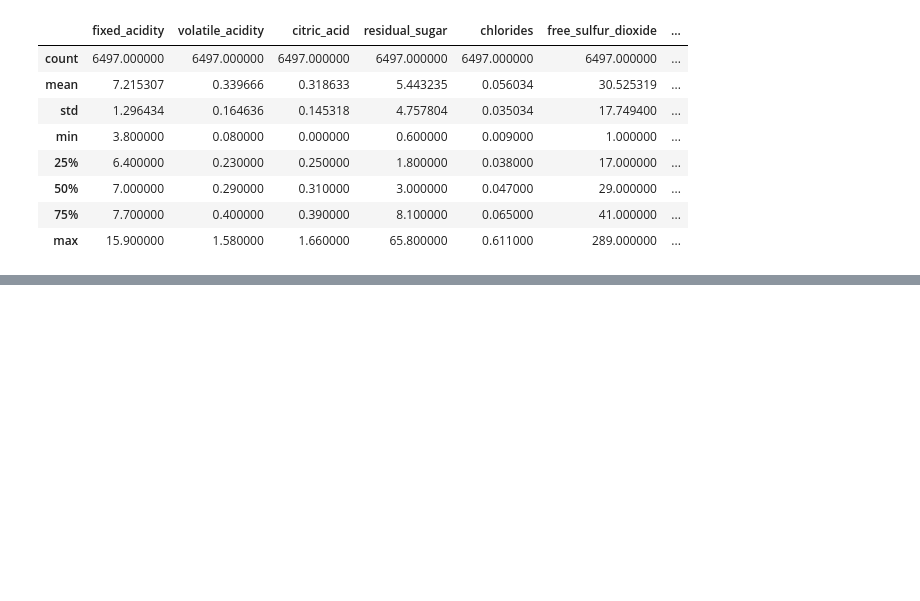
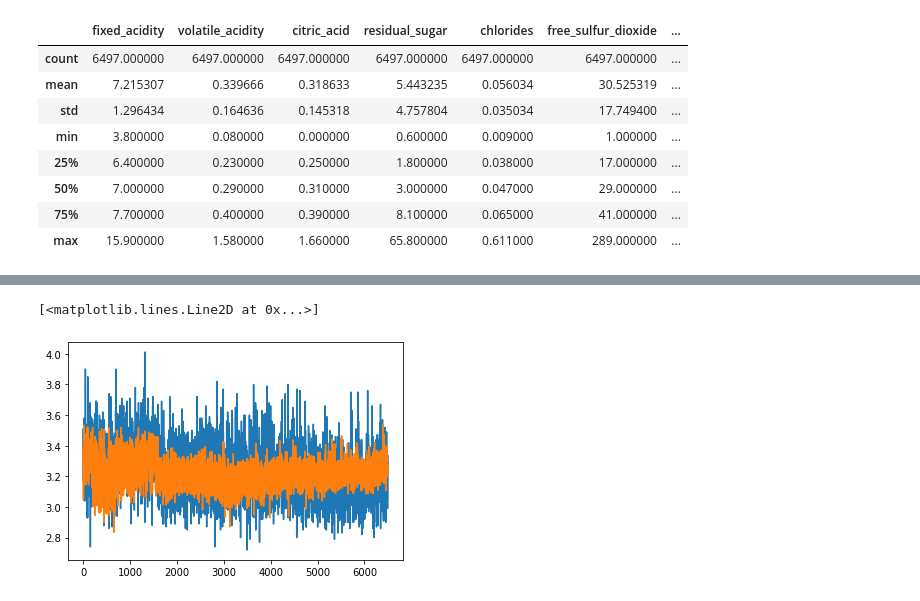
Before and after one commit to AlasWorld/EDA, a Jupyter notebook: Untitled40.ipynb, the cells around one changed output, grey strips where cells are left out. Drawn from its saved outputs; the diff is of its cells as text; code cells hidden in the pictures; blank space fills up the shorter version.

```diff
--- a/Untitled40.ipynb
+++ b/Untitled40.ipynb
@@ -237,0 +293,13 @@ df.describe()
+# %%
+y1=df.iloc[:,8].values
+x1=df.iloc[:,0:2].values
+x1
+mod.fit(x,y1)
+pH_pred=mod.predict(x)
+plt.plot(df.pH)
+plt.plot(pH_pred)
+# this plot signifying that pH couldn't be predicted with much accuracy so we have to deal with only those facts derived from the earlier graphs
+# considering the acidity of the wine.
+# %% [output]
+[<matplotlib.lines.Line2D at 0x...>]
+[figure, added]
```
Also changed, not shown: parts of 15 cells of this notebook.
